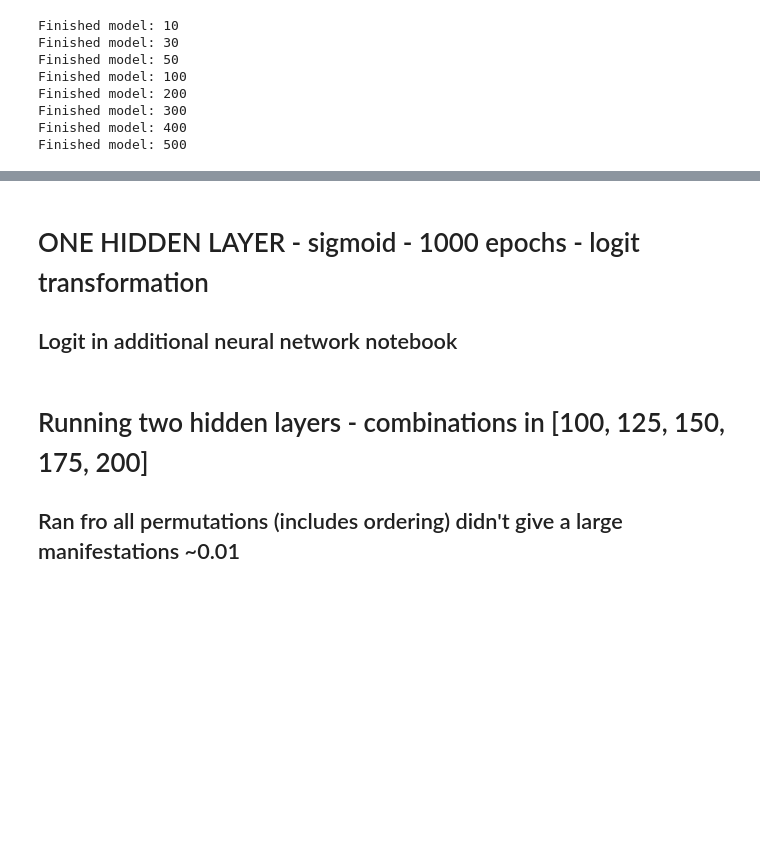
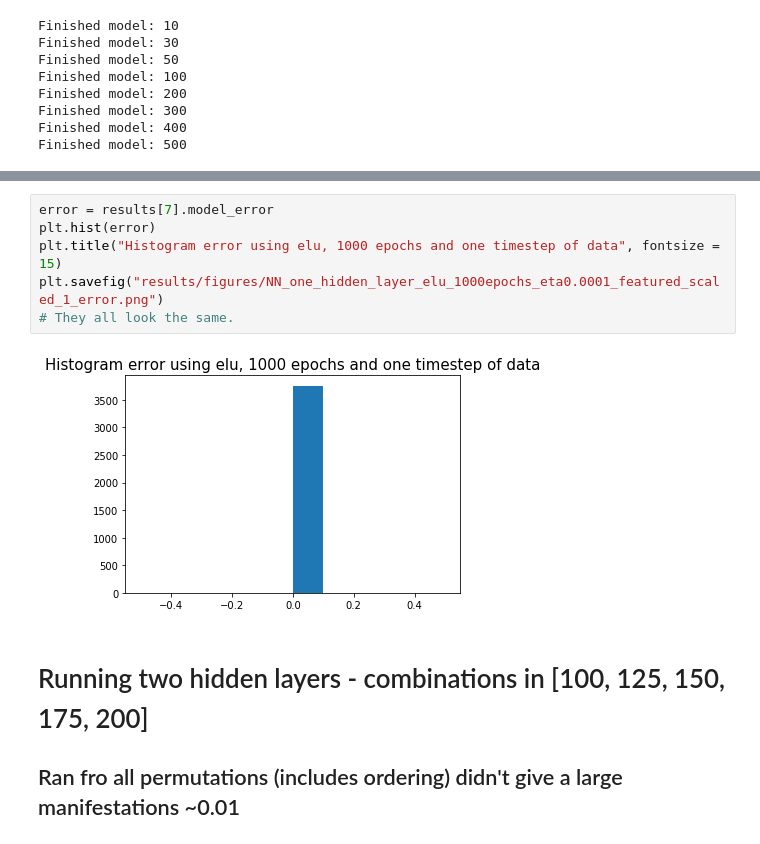
Before and after one commit to hannasv/Project3, a Jupyter notebook: NeuralNetworks_1timestep_logit.ipynb, the cells around one changed output, grey strips where cells are left out. Drawn from its saved outputs; the diff is of its cells as text; blank space fills up the shorter version.

Commit message:
finished notebooks one timestamp

```diff
--- a/NeuralNetworks_1timestep_logit.ipynb
+++ b/NeuralNetworks_1timestep_logit.ipynb
@@ -260,6 +270,11 @@ plt.savefig("results/figures/NN_one_hidden_layer_elu_1000epochs_eta0.0001_featur
-# %% [markdown]
-# ONE HIDDEN LAYER - sigmoid - 1000 epochs - logit transformation
-## Logit in additional neural network notebook
+# %%
+error = results[7].model_error
+plt.hist(error)
+plt.title("Histogram error using elu, 1000 epochs and one timestep of data", fontsize = 15)
+plt.savefig("results/figures/NN_one_hidden_layer_elu_1000epochs_eta0.0001_featured_scaled_1_error.png")
+# They all look the same.
+# %% [output]
+[figure, added]
 # %% [markdown]
 # Running two hidden layers - combinations in [100, 125, 150, 175, 200]
 ## Ran fro all permutations (includes ordering) didn't give a large manifestations ~0.01
```
Also changed, not shown: parts of 22 cells of this notebook, 24 other files.
